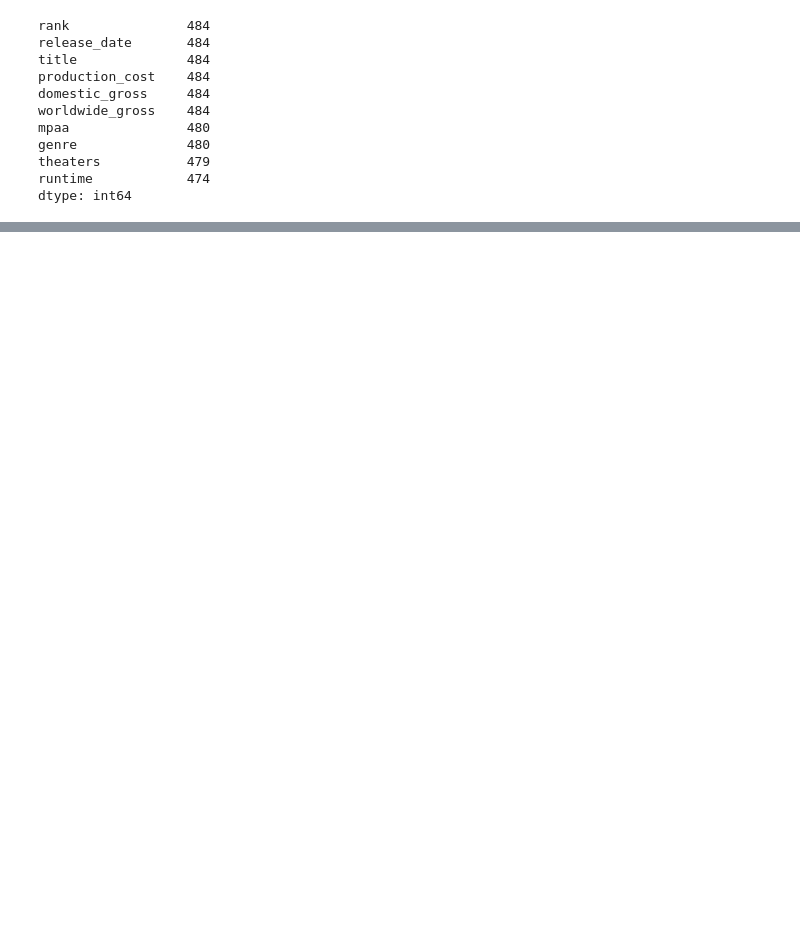
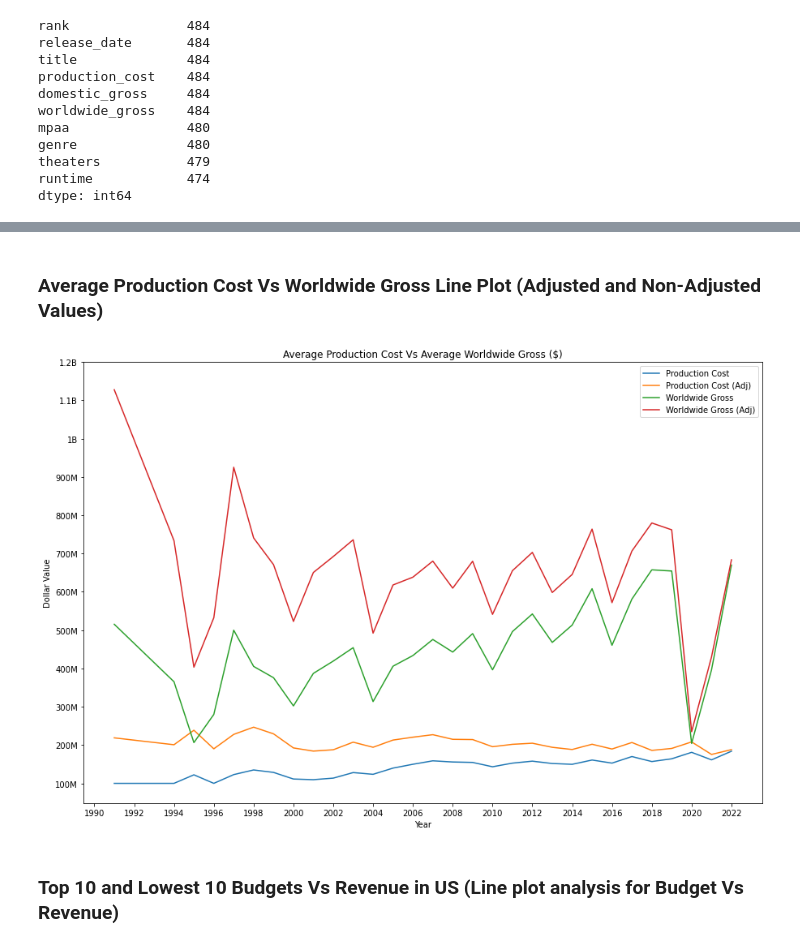
Before and after one commit to geethakan/proj1-eda-top500movies, a Jupyter notebook: MoviesPy/moviepy.ipynb, the cells around one changed output, grey strips where cells are left out. Cells and saved outputs as stored; diff of their text form; code cells hidden in the pictures; blank space fills up the shorter version.

```diff
--- a/MoviesPy/moviepy.ipynb
+++ b/MoviesPy/moviepy.ipynb
@@ -344,0 +568,23 @@ rvalue
+# %%
+# Line plot of Average Production Cost per year; Repeat for Domestic + World (Adjusted and non-adjusted)
+movie_mean_df = movies_df[['Year', 'production_cost', 'adjusted_production_cost',
+                           'worldwide_gross', 'adjusted_worldwide_gross']]
+
+# Rename few columnsT
+movie_mean_df = movie_mean_df.rename({'production_cost':'Production Cost',
+                                     'adjusted_production_cost':'Production Cost (Adj)',
+                                     'worldwide_gross':'Worldwide Gross',
+                                     'adjusted_worldwide_gross':'Worldwide Gross (Adj)'}, axis=1)
+
+movie_averages = movie_mean_df.groupby(['Year']).mean()
+
+# Change datatype
+# movie_averages["Production Cost"] = movie_averages["Production Cost"].astype(np.int64)
+# movie_averages["Production Cost (Adj)"] = movie_averages["Production Cost (Adj)"].astype(np.int64)
+# movie_averages["Worldwide Gross"] = movie_averages["Worldwide Gross"].astype(np.int64)
+# movie_averages["Worldwide Gross (Adj)"] = movie_averages["Worldwide Gross (Adj)"].astype(np.int64)
+
+# plot for each of the averages with different color
+# ax = movie_averages.plot(kind='line', figsize=(10,6), ylabel='Billions of Dollars')
+# %% [markdown]
+### Average Production Cost Vs Worldwide Gross Line Plot (Adjusted and Non-Adjusted Values)
@@ -344,0 +626,25 @@ rvalue
+# %%
+# Plot Budget Vs Revenue for $ value (US Revenue)
+fig, ax = plt.subplots()
+fig.set_figheight(10)
+fig.set_figwidth(15)
+
+ax.plot(movie_averages.index.tolist(), movie_averages.iloc[:,0].tolist(), label='Production Cost')
+ax.plot(movie_averages.index.tolist(), movie_averages.iloc[:,1].tolist(), label='Production Cost (Adj)')
+ax.plot(movie_averages.index.tolist(), movie_averages.iloc[:,2].tolist(), label='Worldwide Gross')
+ax.plot(movie_averages.index.tolist(), movie_averages.iloc[:,3].tolist(), label='Worldwide Gross (Adj)')
+
+# ax.yaxis.set_major_formatter(FuncFormatter(millions_formatter))
+ax.yaxis.set_major_formatter(FuncFormatter(format_large_numbers))
+plt.xticks(np.arange(1990, 2024, 2))
+plt.yticks(np.arange(100000000, 1300000000, 100000000))
+ax.set_xlabel('Year')
+ax.set_ylabel('Dollar Value')
+ax.set_title('Average Production Cost Vs Average Worldwide Gross ($)')
+ax.legend(loc='best')
+
+plt.show()
+# %% [output]
+[figure, added]
+# %% [markdown]
+### Top 10 and Lowest 10 Budgets Vs Revenue in US (Line plot analysis for Budget Vs Revenue)
```
Also changed, not shown: parts of 30 cells of this notebook.
